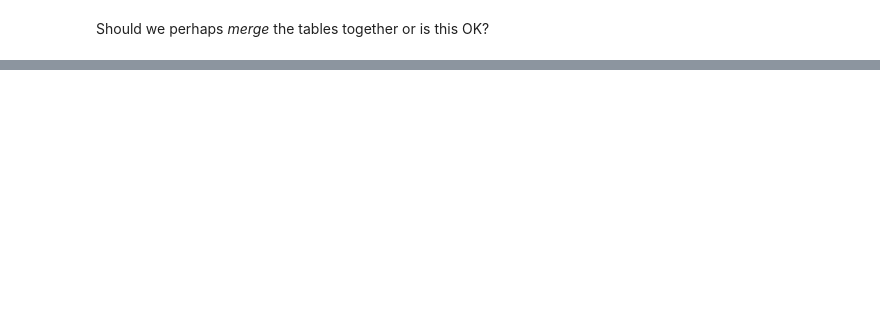
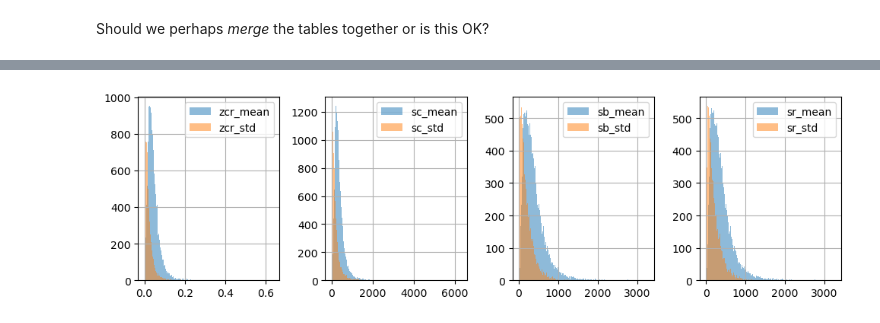
Before and after one commit to LinusOstlund/instrument-detection, a Jupyter notebook: src/data.ipynb, the cells around one changed output, grey strips where cells are left out. Drawn from its saved outputs; the diff is of its cells as text; code cells hidden in the pictures; blank space fills up the shorter version.

```diff
--- a/src/data.ipynb
+++ b/src/data.ipynb
@@ -133,7 +133,7 @@ def preprocess(index):
         srs = librosa.feature.spectral_rolloff(S=S)
         features["sr_mean"] = sbs.mean()
         features["sr_std"] = sbs.std()
-        mfccs = librosa.feature.mfcc(S=librosa.power_to_db(S), n_mfcc=13)
+        mfccs = librosa.feature.mfcc(S=S, n_mfcc=13)
         for i, mfcc in enumerate(mfccs):
             features['mfcc' + str(i+1) + '_mean'] = mfcc.mean()
             features['mfcc' + str(i+1) + 'std'] = mfcc.std()
@@ -334,0 +344,5 @@ Should we perhaps *merge* the tables together or is this OK?
+# %%
+df_train = df_train.join(ys)
+df_train.to_csv("train.csv")
+df_test = df_test.join(ys)
+df_test.to_csv("test.csv")
@@ -334,0 +418,17 @@ Should we perhaps *merge* the tables together or is this OK?
+# %%
+fig, axes = plt.subplots(1, 4, figsize=(10, 3))
+df_train["zcr_mean"].hist(bins=200, alpha = 0.5, legend = True, ax = axes[0])
+df_train["zcr_std"].hist(bins=200, alpha = 0.5, legend = True, ax = axes[0])
+
+df_train["sc_mean"].hist(bins=200, alpha = 0.5, legend = True, ax = axes[1])
+df_train["sc_std"].hist(bins=200, alpha = 0.5, legend = True, ax = axes[1])
+
+df_train["sb_mean"].hist(bins=200, alpha = 0.5, legend = True, ax = axes[2])
+df_train["sb_std"].hist(bins=200, alpha=0.5, legend = True, ax = axes[2])
+
+df_train["sr_mean"].hist(bins=200, alpha = 0.5, legend = True, ax = axes[3])
+df_train["sr_std"].hist(bins=200, alpha = 0.5, legend = True, ax = axes[3])
+
+plt.tight_layout()
+# %% [output]
+[figure, added]
```
Also changed, not shown: parts of 13 cells of this notebook, 7 other files.
